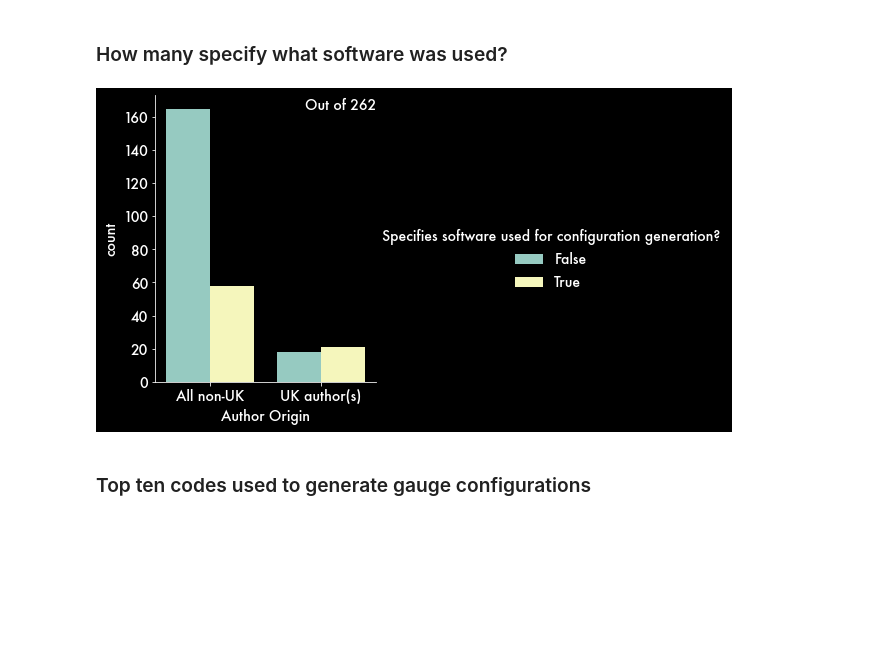
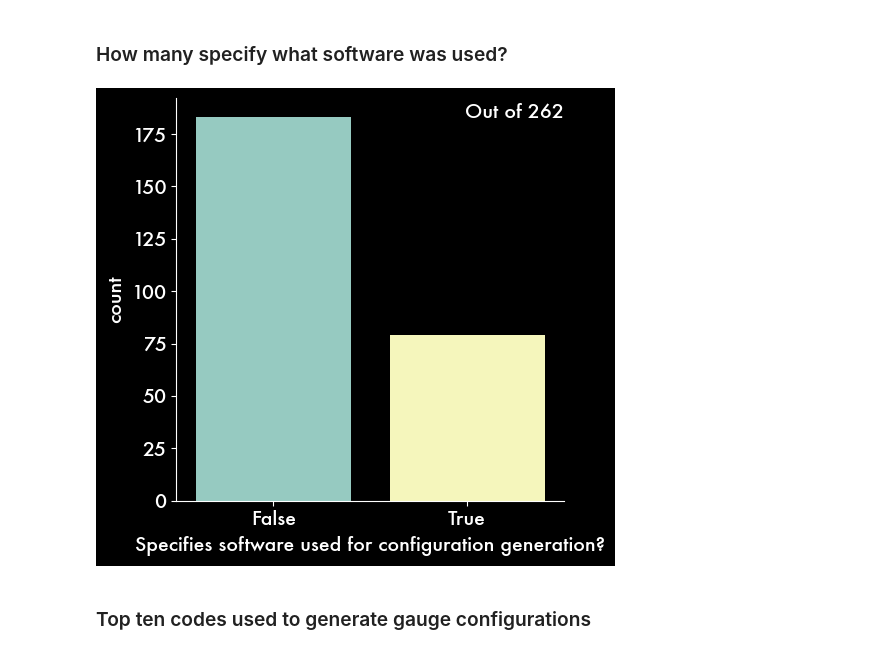
Before and after one commit to edbennett/repro_survey_2021, a Jupyter notebook: analysis.ipynb, the cells around one changed output. Cells and saved outputs as stored; diff of their text form; code cells hidden in the pictures; blank space fills up the shorter version.

```diff
--- a/analysis.ipynb
+++ b/analysis.ipynb
@@ -251,15 +245,14 @@ Focusing on those that do,
 ### How many specify what software was used?
 # %%
 grid = sns.catplot(
-    x='Author Origin',
-    hue='Specifies software used for configuration generation?',
+    x='Specifies software used for configuration generation?',
     kind='count',
     data=lattice_generators,
 ).set_titles('{col_name}')
 annotate_axes(grid.axes, [len(lattice_generators)])
 savefig('specifies_configuration_generation_software')
 # %% [output]
-[figure, old version]
+[figure, new version]
 # %% [markdown]
 ### Top ten codes used to generate gauge configurations
 # %%
```
Also changed, not shown: parts of 29 cells of this notebook.
